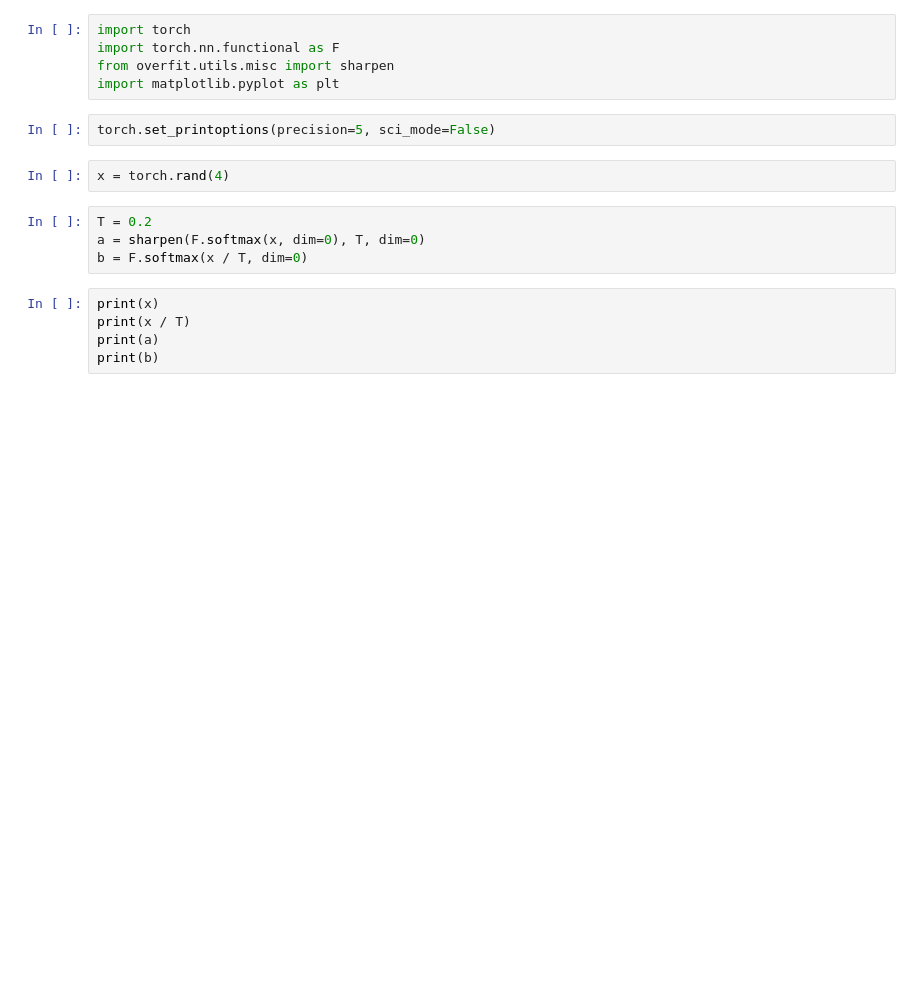
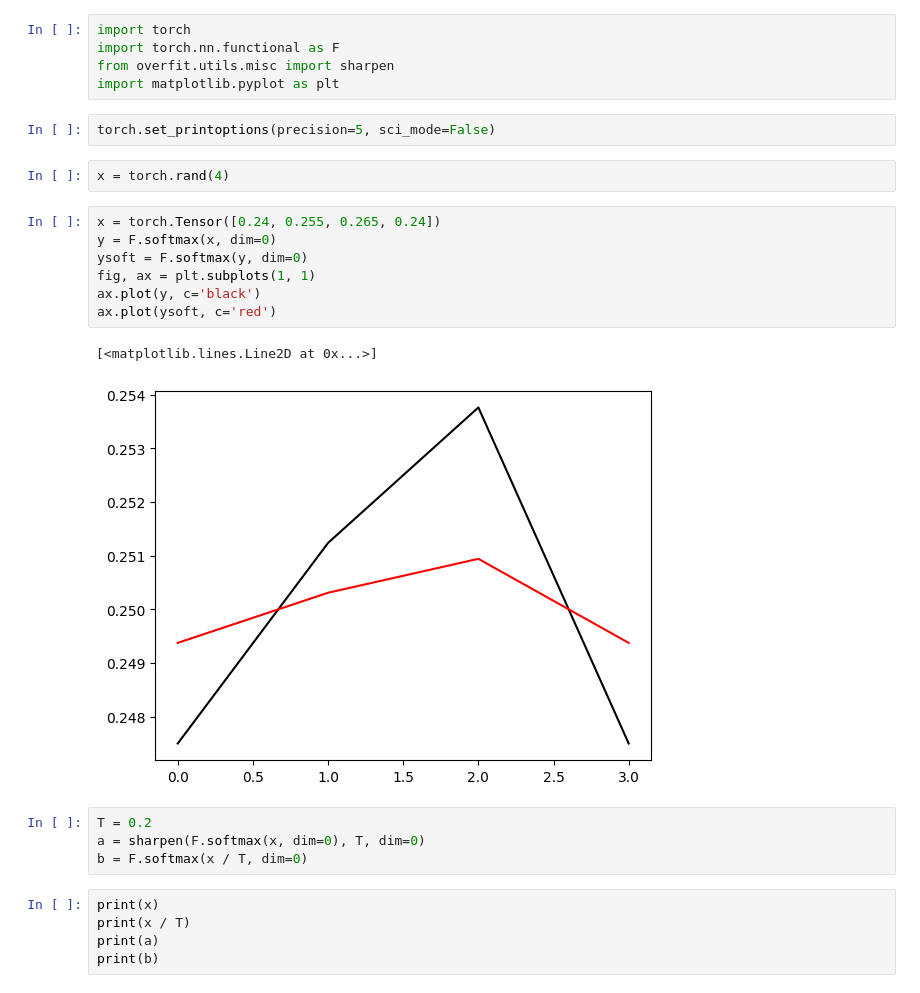
Before and after one commit to dgcnz/overfitting-net, a Jupyter notebook: notebooks/playground.ipynb, the cells around one changed output. Cells and saved outputs as stored; diff of their text form; blank space fills up the shorter version.

```diff
--- a/notebooks/playground.ipynb
+++ b/notebooks/playground.ipynb
@@ -7,6 +7,16 @@ import matplotlib.pyplot as plt
 torch.set_printoptions(precision=5, sci_mode=False)
 # %%
 x = torch.rand(4)
+# %%
+x = torch.Tensor([0.24, 0.255, 0.265, 0.24])
+y = F.softmax(x, dim=0)
+ysoft = F.softmax(y, dim=0)
+fig, ax = plt.subplots(1, 1)
+ax.plot(y, c='black')
+ax.plot(ysoft, c='red')
+# %% [output]
+[<matplotlib.lines.Line2D at 0x...>]
+[figure, added]
 # %%
 T = 0.2
 a = sharpen(F.softmax(x, dim=0), T, dim=0)
```
Also changed, not shown: 3 other files.
